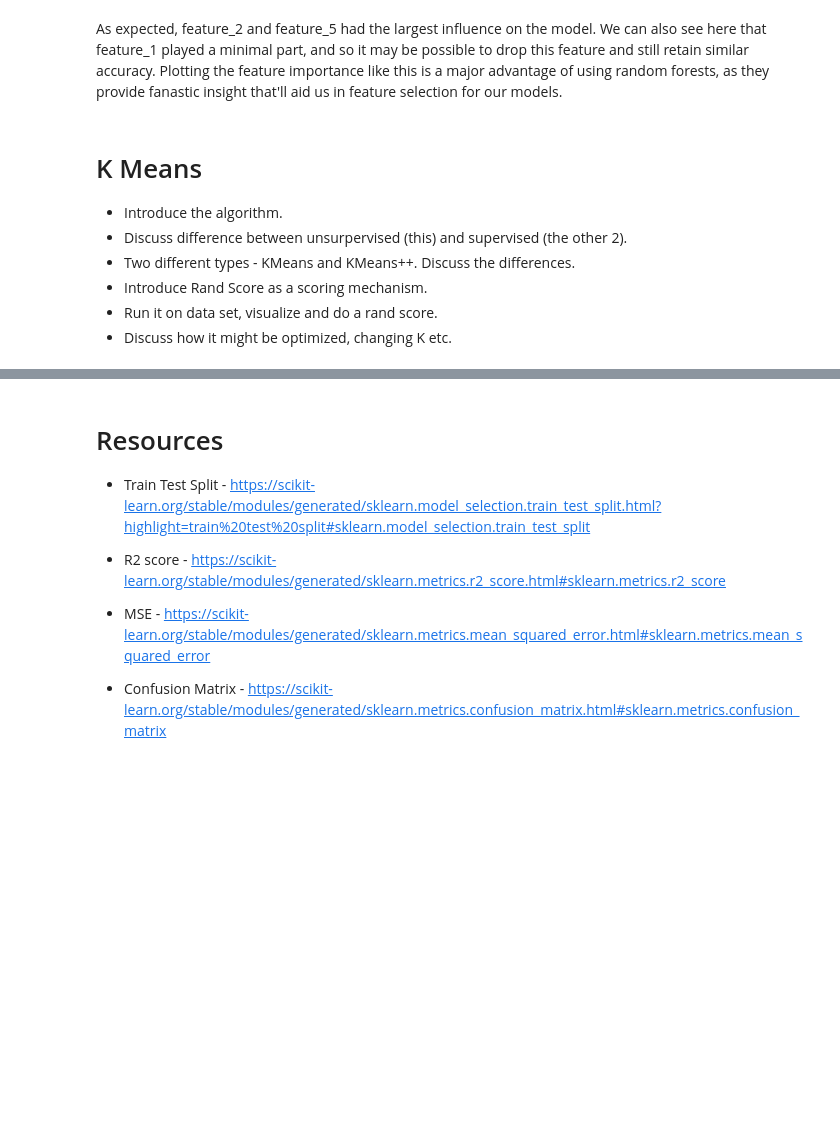
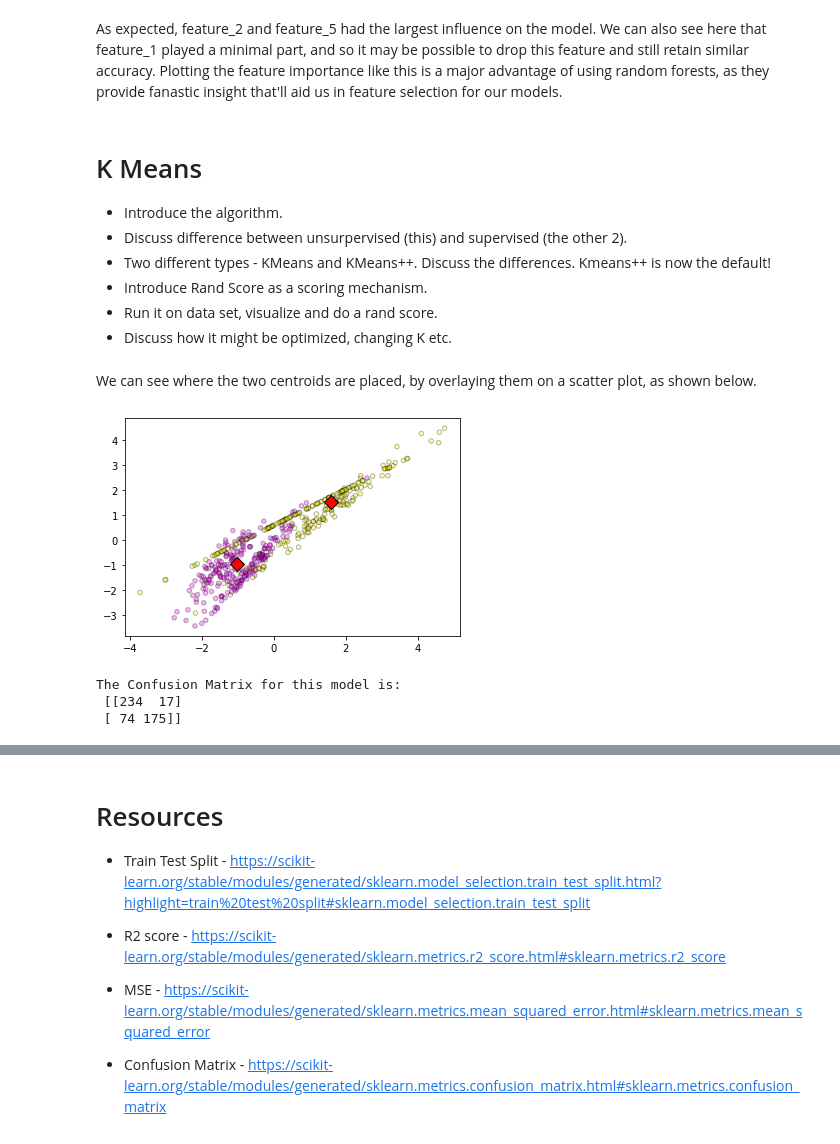
Before and after one commit to OtherBrian/machine-learning, a Jupyter notebook: scikit-learn.ipynb, the cells around one changed output, grey strips where cells are left out. Saved outputs shown, nothing was run; the diff lists cells and outputs as text; code cells hidden in the pictures; blank space fills up the shorter version.

Commit message:
Added code implementation of KMeans clustering.

```diff
--- a/scikit-learn.ipynb
+++ b/scikit-learn.ipynb
@@ -829,7 +827,36 @@ As expected, feature_2 and feature_5 had the largest influence on the model. We
 
 * Introduce the algorithm.
 * Discuss difference between unsurpervised (this) and supervised (the other 2).
-* Two different types - KMeans and KMeans++. Discuss the differences.
+* Two different types - KMeans and KMeans++. Discuss the differences. Kmeans++ is now the default!
 * Introduce Rand Score as a scoring mechanism.
 * Run it on data set, visualize and do a rand score.
 * Discuss how it might be optimized, changing K etc.
+# %%
+from sklearn.cluster import KMeans
+
+kmeans = KMeans(n_clusters = 2, random_state = 0)
+kmeans_predictions = kmeans.fit_predict(X[['feature_2','feature_5']]);
+# %% [markdown]
+We can see where the two centroids are placed, by overlaying them on a scatter plot, as shown below.
+# %%
+# Make a scatter plot of xs and ys, using labels to define the colors
+plt.scatter(X['feature_2'], X['feature_5'], cmap=plt.cm.spring, c=y_plotting, s=20, edgecolors='k', alpha=0.3)
+
+# Assign the cluster centers: centroids
+centroids = kmeans.cluster_centers_
+
+# Assign the columns of centroids: centroids_x, centroids_y
+centroids_x = centroids[:,0]
+centroids_y = centroids[:,1]
+
+# Make a scatter plot of centroids_x and centroids_y
+plt.scatter(centroids_x, centroids_y, marker = 'D', s=100, edgecolors='k', color = 'red')
+plt.show()
+# %% [output]
+[figure, added]
+# %%
+print("\nThe Confusion Matrix for this model is:\n",sklearn.metrics.confusion_matrix(y, kmeans_predictions))
+# %% [output]
+The Confusion Matrix for this model is:
+ [[234  17]
+ [ 74 175]]
```
Also changed, not shown: parts of 11 cells of this notebook.
